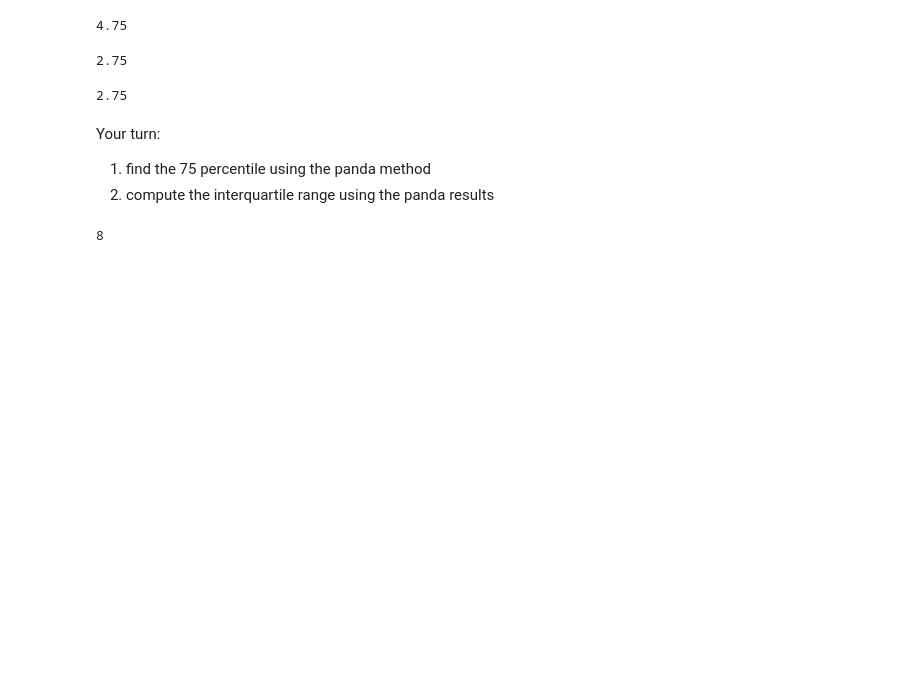
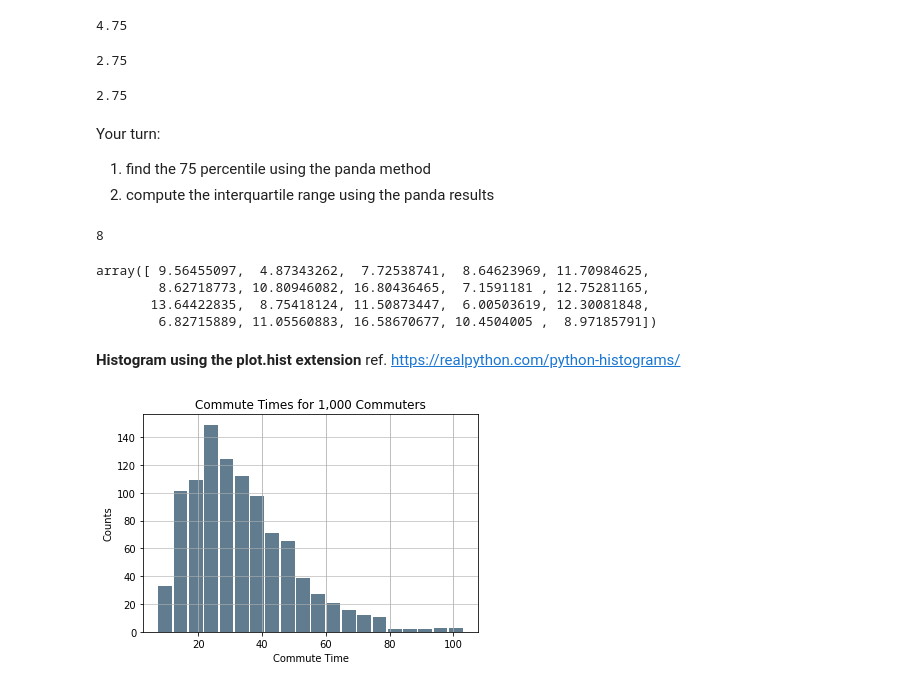
Before and after one commit to changsksu/IMSE_Data_Science, a Jupyter notebook: Descriptive_Statistics.ipynb, the cells around one changed output. Cells and saved outputs as stored; diff of their text form; code cells hidden in the pictures; blank space fills up the shorter version.

```diff
--- a/Descriptive_Statistics.ipynb
+++ b/Descriptive_Statistics.ipynb
@@ -117,3 +119,13 @@ result2["count"]
 len(x)
 # %% [output]
 8
+# %%
+# stem and leaf diagram (data)
+z=np.random.randn(20)
+y=10+ 3*z
+y
+# %% [output]
+array([ 9.56455097,  4.87343262,  7.72538741,  8.64623969, 11.70984625,
+        8.62718773, 10.80946082, 16.80436465,  7.1591181 , 12.75281165,
+       13.64422835,  8.75418124, 11.50873447,  6.00503619, 12.30081848,
+        6.82715889, 11.05560883, 16.58670677, 10.4504005 ,  8.97185791])
@@ -119,0 +137,17 @@ len(x)
+# %% [markdown]
+**Histogram using the plot.hist extension**
+ref.
+https://realpython.com/python-histograms/
+# %%
+# panda & Matplot histogram example; 1000 obs from a Gamma dist in 20 bins
+size, scale = 1000, 10
+commutes = pd.Series(np.random.gamma(scale, size=size) ** 1.5)
+
+commutes.plot.hist(grid=True, bins=20, rwidth=0.9,
+                   color='#607c8e')
+plt.title('Commute Times for 1,000 Commuters')
+plt.xlabel('Commute Time')
+plt.ylabel('Counts')
+plt.grid(axis='y', alpha=0.75)
+# %% [output]
+[figure, added]
```
Also changed, not shown: parts of 9 cells of this notebook.
